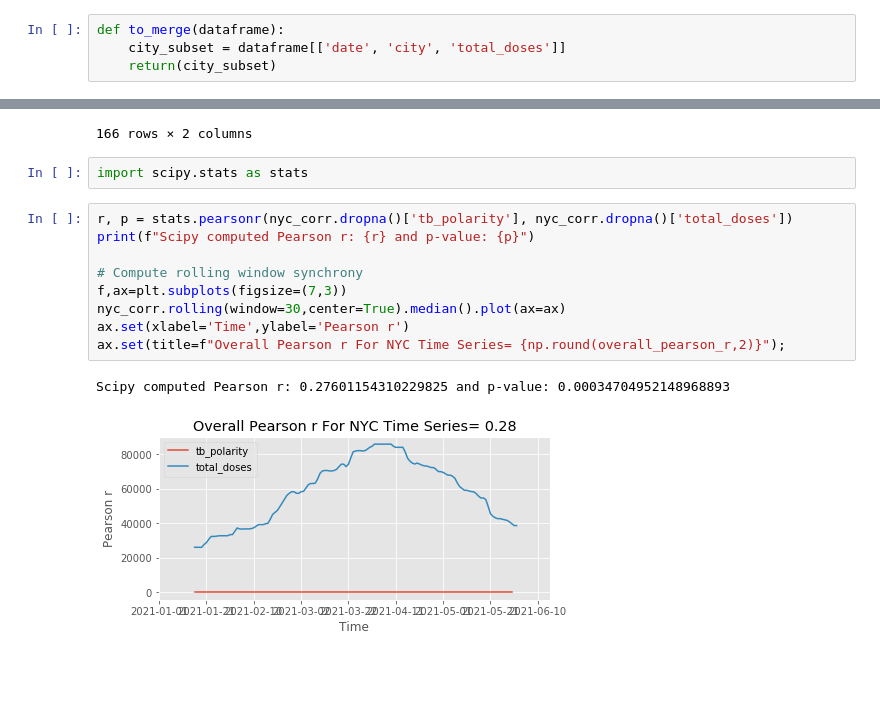
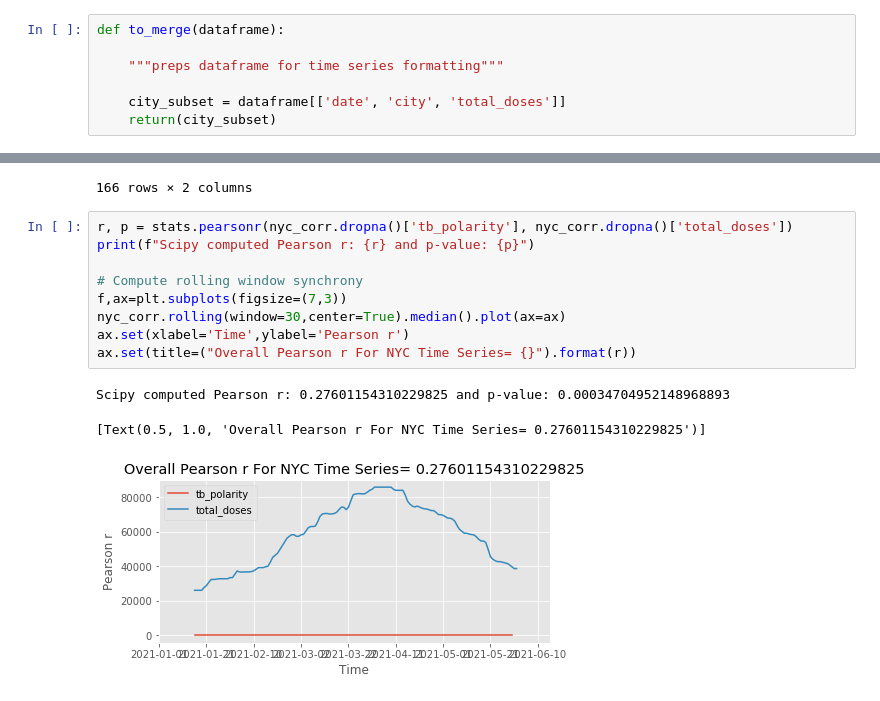
Before and after one commit to christisarv/2021-covid-vaccine-analysis, a Jupyter notebook: Vaccinantion Records Analysis.ipynb, the cells around one changed output, grey strips where cells are left out. Cells and saved outputs as stored; diff of their text form; blank space fills up the shorter version.

```diff
--- a/Vaccinantion Records Analysis.ipynb
+++ b/Vaccinantion Records Analysis.ipynb
@@ -82,6 +87,9 @@ new_la['total_doses'] = new_la['Dose1_all']
 I'm writing a function to run each dataframe through to format with only the columns I want. Then I'll look at the data overall.
 # %%
 def to_merge(dataframe):
+
+    """preps dataframe for time series formatting"""
+
     city_subset = dataframe[['date', 'city', 'total_doses']]
     return(city_subset)
 # %%
@@ -619,20 +649,19 @@ nyc_corr
 | NaN | NaN | 28872.0 |
 | NaN | NaN | 32178.0 |
 166 rows × 2 columns
-# %%
-import scipy.stats as stats
 # %%
 r, p = stats.pearsonr(nyc_corr.dropna()['tb_polarity'], nyc_corr.dropna()['total_doses'])
 print(f"Scipy computed Pearson r: {r} and p-value: {p}")
 
 # Compute rolling window synchrony
 f,ax=plt.subplots(figsize=(7,3))
 nyc_corr.rolling(window=30,center=True).median().plot(ax=ax)
 ax.set(xlabel='Time',ylabel='Pearson r')
-ax.set(title=f"Overall Pearson r For NYC Time Series= {np.round(overall_pearson_r,2)}");
+ax.set(title=("Overall Pearson r For NYC Time Series= {}").format(r))
 # %% [output]
 Scipy computed Pearson r: 0.27601154310229825 and p-value: 0.00034704952148968893
+[Text(0.5, 1.0, 'Overall Pearson r For NYC Time Series= 0.27601154310229825')]
-[figure, old version]
+[figure, new version]
 # %%
 # Set window size to compute moving window synchrony.
 r_window_size = 7
```
Also changed, not shown: parts of 11 cells of this notebook, 1 other file.
